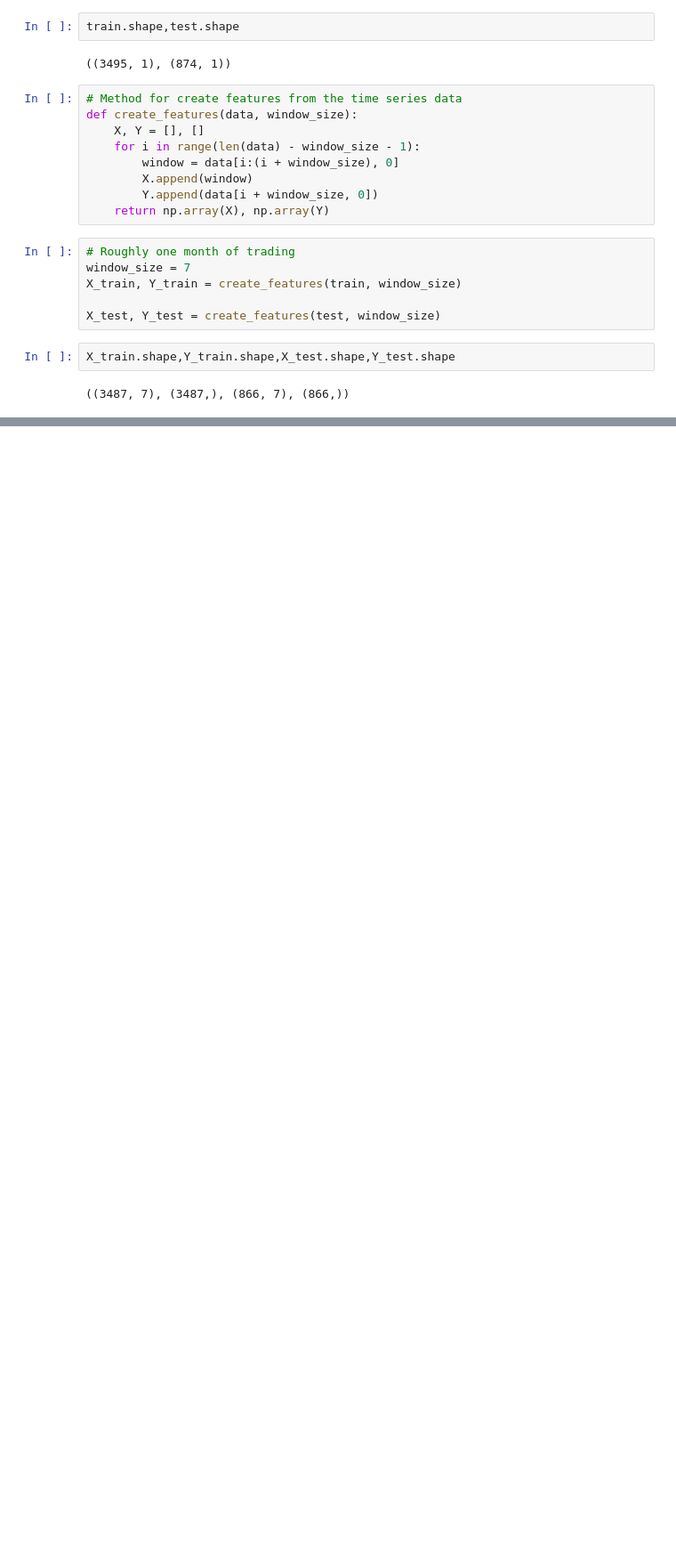
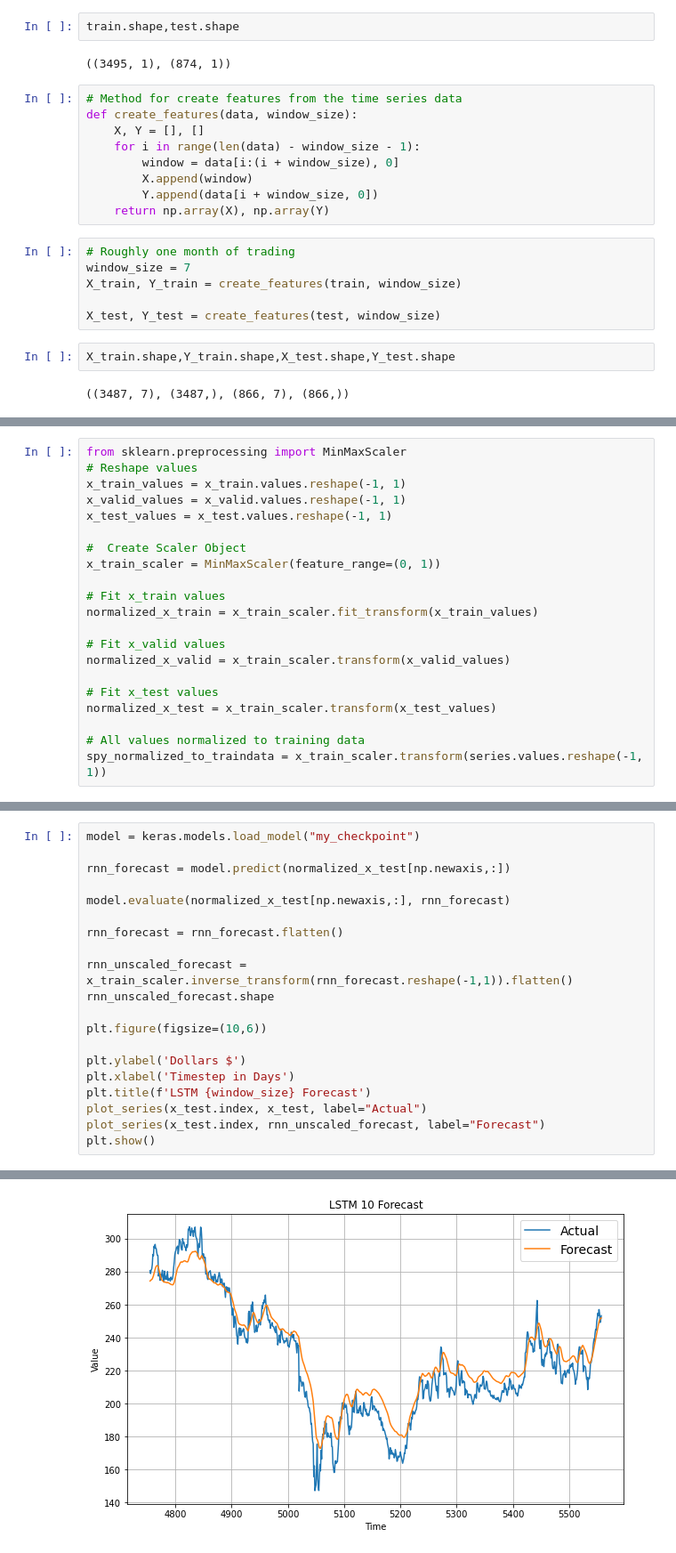
Before and after one commit to sudharshanavp/stock_market_prediction, a Jupyter notebook: notebooks/LSTM_notebook.ipynb, the cells around one changed output, grey strips where cells are left out. Shown: that part at 89% size. Drawn from its saved outputs; the diff is of its cells as text; blank space fills up the shorter version.

```diff
--- a/notebooks/LSTM_notebook.ipynb
+++ b/notebooks/LSTM_notebook.ipynb
@@ -154,0 +247,21 @@ print(tf.__version__)
+# %%
+from sklearn.preprocessing import MinMaxScaler
+# Reshape values
+x_train_values = x_train.values.reshape(-1, 1)
+x_valid_values = x_valid.values.reshape(-1, 1)
+x_test_values = x_test.values.reshape(-1, 1)
+
+#  Create Scaler Object
+x_train_scaler = MinMaxScaler(feature_range=(0, 1))
+
+# Fit x_train values
+normalized_x_train = x_train_scaler.fit_transform(x_train_values)
+
+# Fit x_valid values
+normalized_x_valid = x_train_scaler.transform(x_valid_values)
+
+# Fit x_test values
+normalized_x_test = x_train_scaler.transform(x_test_values)
+
+# All values normalized to training data
+spy_normalized_to_traindata = x_train_scaler.transform(series.values.reshape(-1, 1))
@@ -154,0 +419,21 @@ print(tf.__version__)
+# %%
+model = keras.models.load_model("my_checkpoint")
+
+rnn_forecast = model.predict(normalized_x_test[np.newaxis,:])
+
+model.evaluate(normalized_x_test[np.newaxis,:], rnn_forecast)
+
+rnn_forecast = rnn_forecast.flatten()
+
+rnn_unscaled_forecast = x_train_scaler.inverse_transform(rnn_forecast.reshape(-1,1)).flatten()
+rnn_unscaled_forecast.shape
+
+plt.figure(figsize=(10,6))
+
+plt.ylabel('Dollars $')
+plt.xlabel('Timestep in Days')
+plt.title(f'LSTM {window_size} Forecast')
+plot_series(x_test.index, x_test, label="Actual")
+plot_series(x_test.index, rnn_unscaled_forecast, label="Forecast")
+plt.show()
+# %% [output]
@@ -154,0 +441 @@ print(tf.__version__)
+[figure, added]
```
Also changed, not shown: parts of 22 cells of this notebook, 1 other file.
